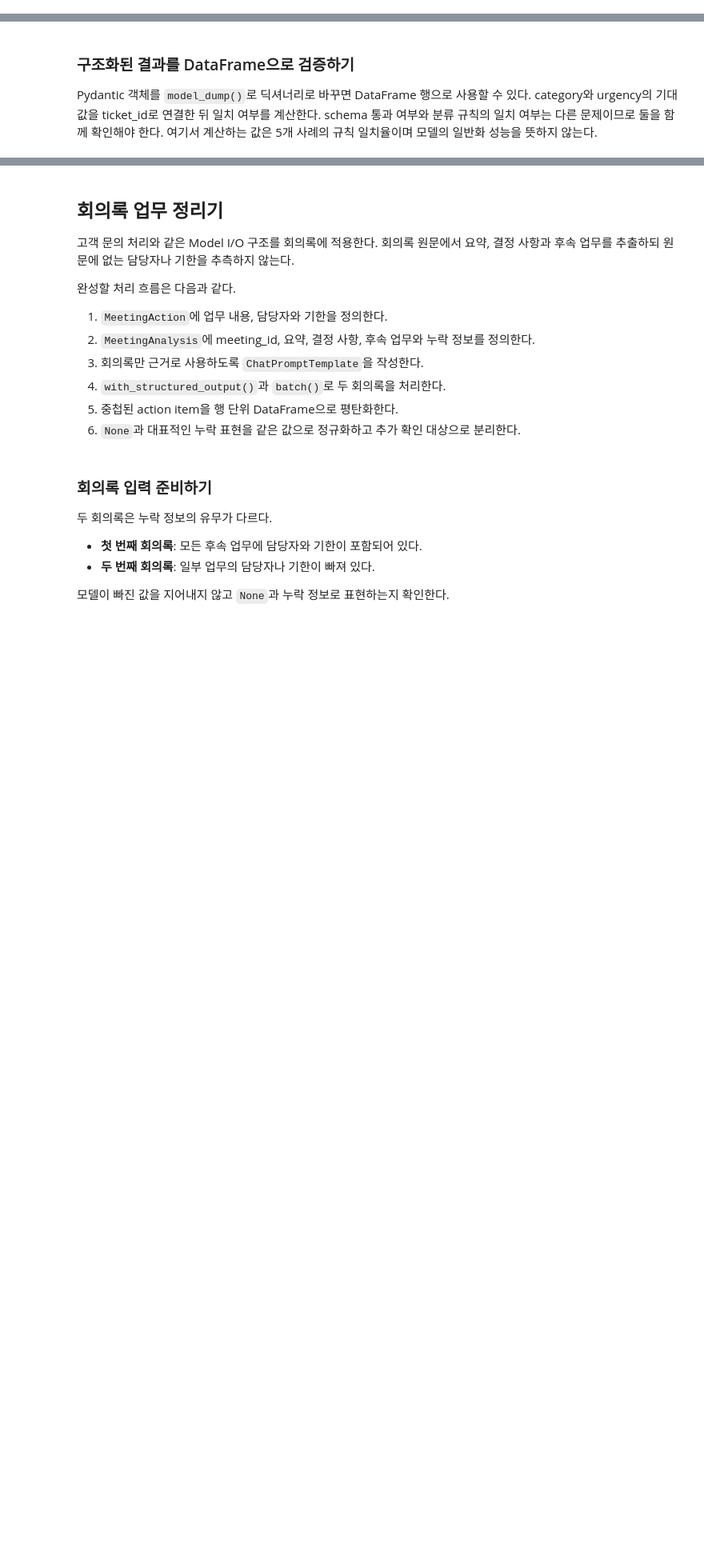
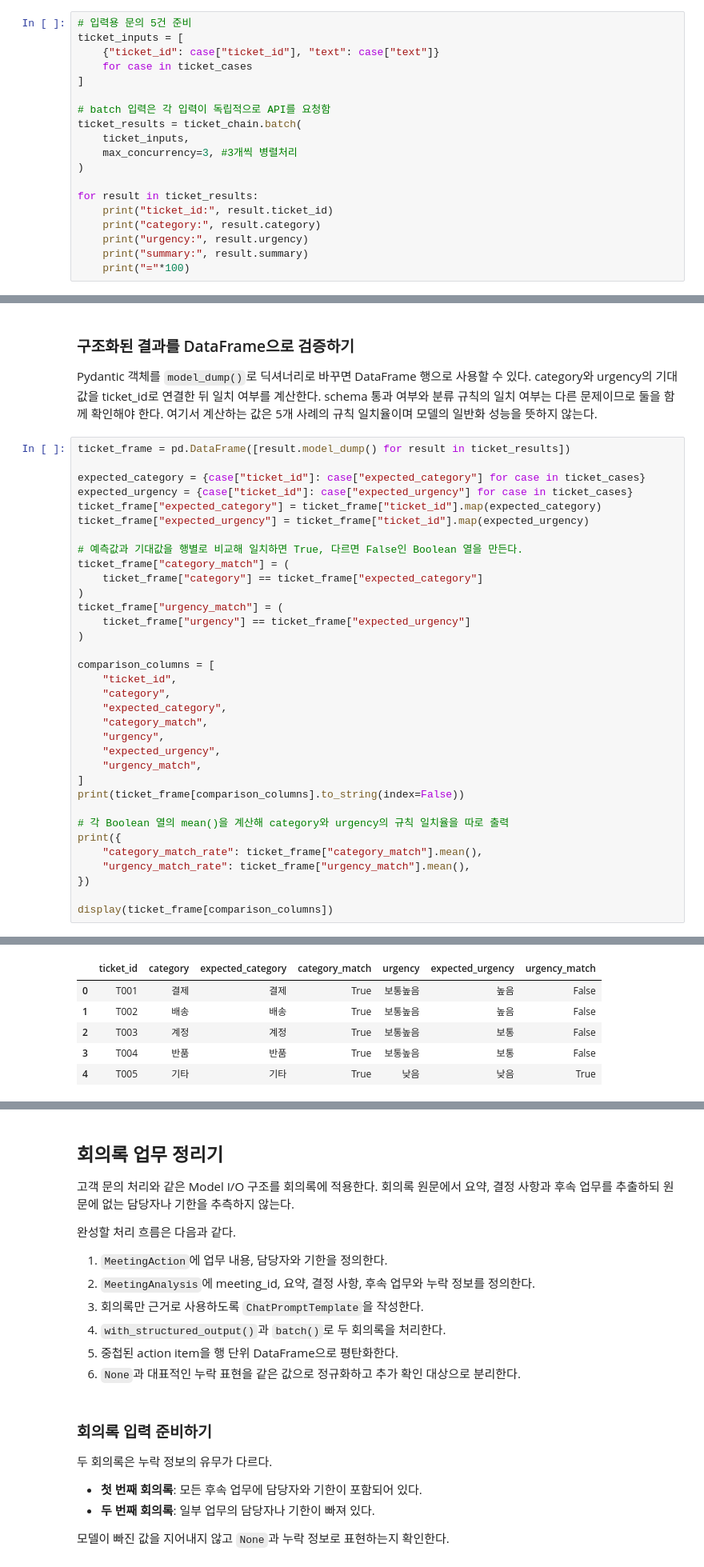
Before and after one commit to SKN-AI-20260529/09_llm, a Jupyter notebook: 05_langchain/02_langchain_component/01_model_io.ipynb, the cells around one changed output, grey strips where cells are left out. Shown at 80% size. Cells and saved outputs as stored; diff of their text form; blank space fills up the shorter version.

```diff
--- a/05_langchain/02_langchain_component/01_model_io.ipynb
+++ b/05_langchain/02_langchain_component/01_model_io.ipynb
@@ -507,3 +561,22 @@ schema는 필드의 존재와 자료형을 검증하지만 분류가 실제 기
 - **입력**: 모델에는 `ticket_id`와 `text`만 전달하고 기대값은 제외한다.
 - **출력**: 입력 목록과 같은 순서의 `TicketAnalysis` 목록을 반환한다.
 - **`max_concurrency=3`**: 동시에 처리할 최대 요청 수이며 결과 개수나 API 호출 횟수를 줄이지 않는다.
+# %%
+# 입력용 문의 5건 준비
+ticket_inputs = [
+    {"ticket_id": case["ticket_id"], "text": case["text"]}
+    for case in ticket_cases
+]
+
+# batch 입력은 각 입력이 독립적으로 API를 요청함
+ticket_results = ticket_chain.batch(
+    ticket_inputs,
+    max_concurrency=3, #3개씩 병렬처리
+)
+
+for result in ticket_results:
+    print("ticket_id:", result.ticket_id)
+    print("category:", result.category)
+    print("urgency:", result.urgency)
+    print("summary:", result.summary)
+    print("="*100)
@@ -511,3 +602,38 @@ schema는 필드의 존재와 자료형을 검증하지만 분류가 실제 기
 ### 구조화된 결과를 DataFrame으로 검증하기
 
 Pydantic 객체를 `model_dump()`로 딕셔너리로 바꾸면 DataFrame 행으로 사용할 수 있다. category와 urgency의 기대값을 ticket_id로 연결한 뒤 일치 여부를 계산한다. schema 통과 여부와 분류 규칙의 일치 여부는 다른 문제이므로 둘을 함께 확인해야 한다. 여기서 계산하는 값은 5개 사례의 규칙 일치율이며 모델의 일반화 성능을 뜻하지 않는다.
+# %%
+ticket_frame = pd.DataFrame([result.model_dump() for result in ticket_results])
+
+expected_category = {case["ticket_id"]: case["expected_category"] for case in ticket_cases}
+expected_urgency = {case["ticket_id"]: case["expected_urgency"] for case in ticket_cases}
+ticket_frame["expected_category"] = ticket_frame["ticket_id"].map(expected_category)
+ticket_frame["expected_urgency"] = ticket_frame["ticket_id"].map(expected_urgency)
+
+# 예측값과 기대값을 행별로 비교해 일치하면 True, 다르면 False인 Boolean 열을 만든다.
+ticket_frame["category_match"] = (
+    ticket_frame["category"] == ticket_frame["expected_category"]
+)
+ticket_frame["urgency_match"] = (
+    ticket_frame["urgency"] == ticket_frame["expected_urgency"]
+)
+
+comparison_columns = [
+    "ticket_id",
+    "category",
+    "expected_category",
+    "category_match",
+    "urgency",
+    "expected_urgency",
+    "urgency_match",
+]
+print(ticket_frame[comparison_columns].to_string(index=False))
+
+# 각 Boolean 열의 mean()을 계산해 category와 urgency의 규칙 일치율을 따로 출력
+print({
+    "category_match_rate": ticket_frame["category_match"].mean(),
+    "urgency_match_rate": ticket_frame["urgency_match"].mean(),
+})
+
+display(ticket_frame[comparison_columns])
+# %% [output]
@@ -513,0 +647,6 @@ Pydantic 객체를 `model_dump()`로 딕셔너리로 바꾸면 DataFrame 행으
+|  | ticket_id | category | expected_category | category_match | urgency | expected_urgency | urgency_match |
+| 0 | T001 | 결제 | 결제 | True | 보통높음 | 높음 | False |
+| 1 | T002 | 배송 | 배송 | True | 보통높음 | 높음 | False |
+| 2 | T003 | 계정 | 계정 | True | 보통높음 | 보통 | False |
+| 3 | T004 | 반품 | 반품 | True | 보통높음 | 보통 | False |
+| 4 | T005 | 기타 | 기타 | True | 낮음 | 낮음 | True |
```
Also changed, not shown: parts of 8 cells of this notebook, 3 other files.
